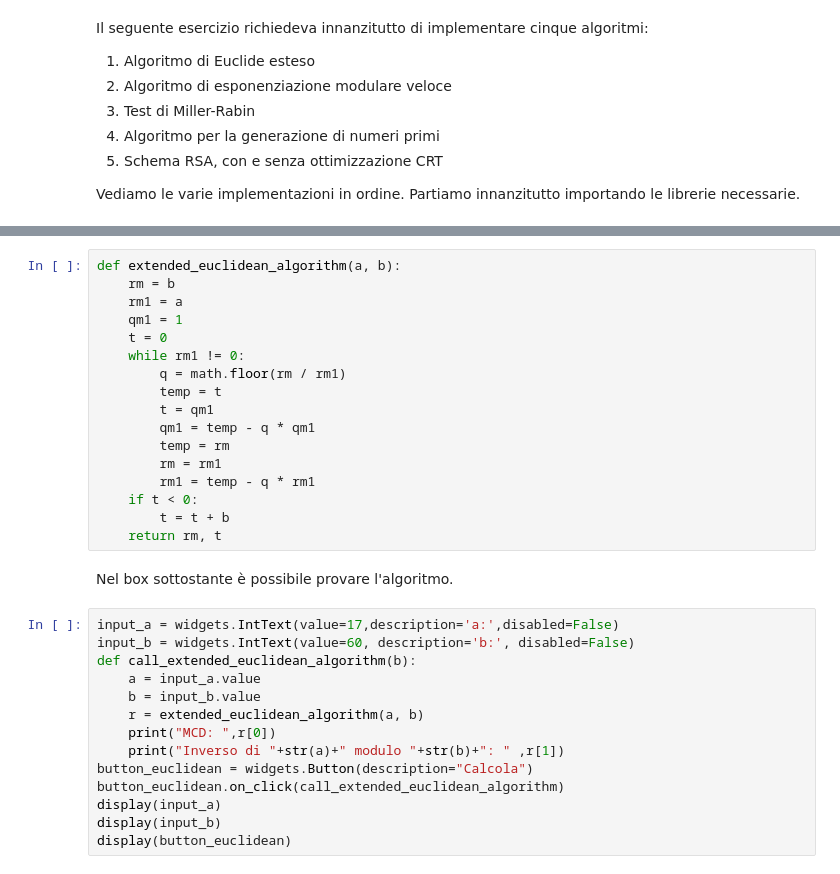
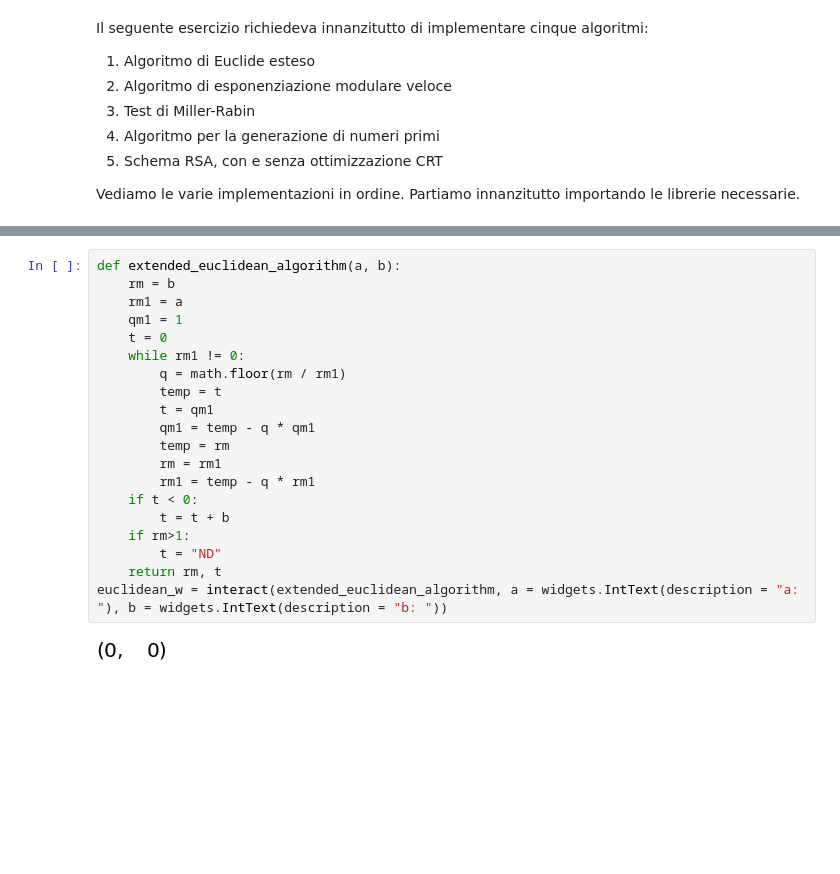
Before and after one commit to iskorini/Codici-e-Sicurezza, a Jupyter notebook: SecondaEsercitazione/SecondaEsercitazione.ipynb, the cells around one changed output, grey strips where cells are left out. Cells and saved outputs as stored; diff of their text form; blank space fills up the shorter version.

```diff
--- a/SecondaEsercitazione/SecondaEsercitazione.ipynb
+++ b/SecondaEsercitazione/SecondaEsercitazione.ipynb
@@ -28,33 +38,22 @@ Il codice che mostra l'algoritmo di Euclide Esteso è mostrato nel box sottostan
 # %%
 def extended_euclidean_algorithm(a, b):
     rm = b
     rm1 = a
     qm1 = 1
     t = 0
     while rm1 != 0:
         q = math.floor(rm / rm1)
         temp = t
         t = qm1
         qm1 = temp - q * qm1
         temp = rm
         rm = rm1
         rm1 = temp - q * rm1
     if t < 0:
         t = t + b
+    if rm>1:
+        t = "ND"
     return rm, t
+euclidean_w = interact(extended_euclidean_algorithm, a = widgets.IntText(description = "a: "), b = widgets.IntText(description = "b: "))
+# %% [output]
+[figure, added]
-# %% [markdown]
-Nel box sottostante è possibile provare l'algoritmo.
-# %%
-input_a = widgets.IntText(value=17,description='a:',disabled=False)
-input_b = widgets.IntText(value=60, description='b:', disabled=False)
-def call_extended_euclidean_algorithm(b):
-    a = input_a.value
-    b = input_b.value
-    r = extended_euclidean_algorithm(a, b)
-    print("MCD: ",r[0])
-    print("Inverso di "+str(a)+" modulo "+str(b)+": " ,r[1])
-button_euclidean = widgets.Button(description="Calcola")
-button_euclidean.on_click(call_extended_euclidean_algorithm)
-display(input_a)
-display(input_b)
-display(button_euclidean)
```
Also changed, not shown: parts of 34 cells of this notebook, 1 other file.
